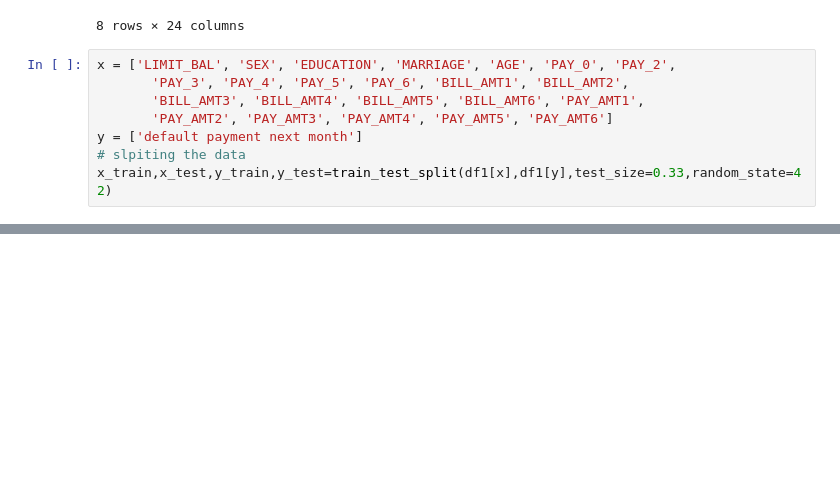
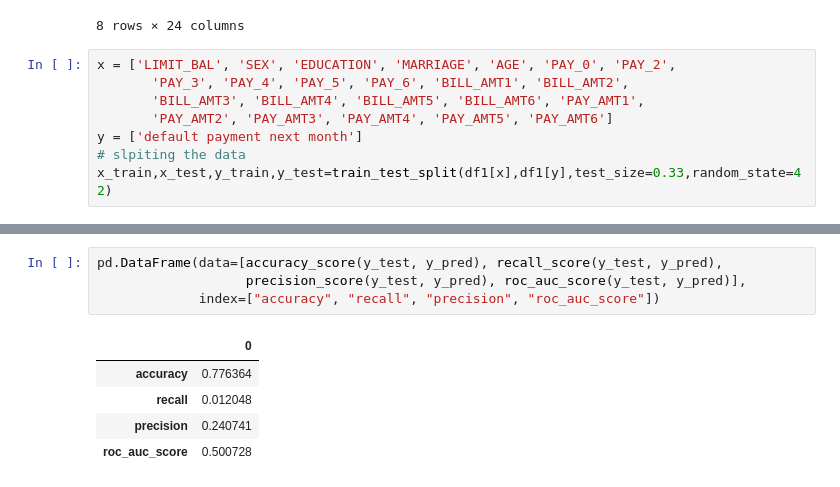
Before and after one commit to pooJa-verMa14/Machine-Learning, a Jupyter notebook: LabEval1.ipynb, the cells around one changed output, grey strips where cells are left out. Saved outputs shown, nothing was run; the diff lists cells and outputs as text; blank space fills up the shorter version.

```diff
--- a/LabEval1.ipynb
+++ b/LabEval1.ipynb
@@ -173,0 +185,10 @@ Accuracy on training set: 0.7820202020202021
+# %%
+pd.DataFrame(data=[accuracy_score(y_test, y_pred), recall_score(y_test, y_pred),
+                   precision_score(y_test, y_pred), roc_auc_score(y_test, y_pred)],
+             index=["accuracy", "recall", "precision", "roc_auc_score"])
+# %% [output]
+|  | 0 |
+| accuracy | 0.776364 |
+| recall | 0.012048 |
+| precision | 0.240741 |
+| roc_auc_score | 0.500728 |
```
Also changed, not shown: parts of 10 cells of this notebook.
